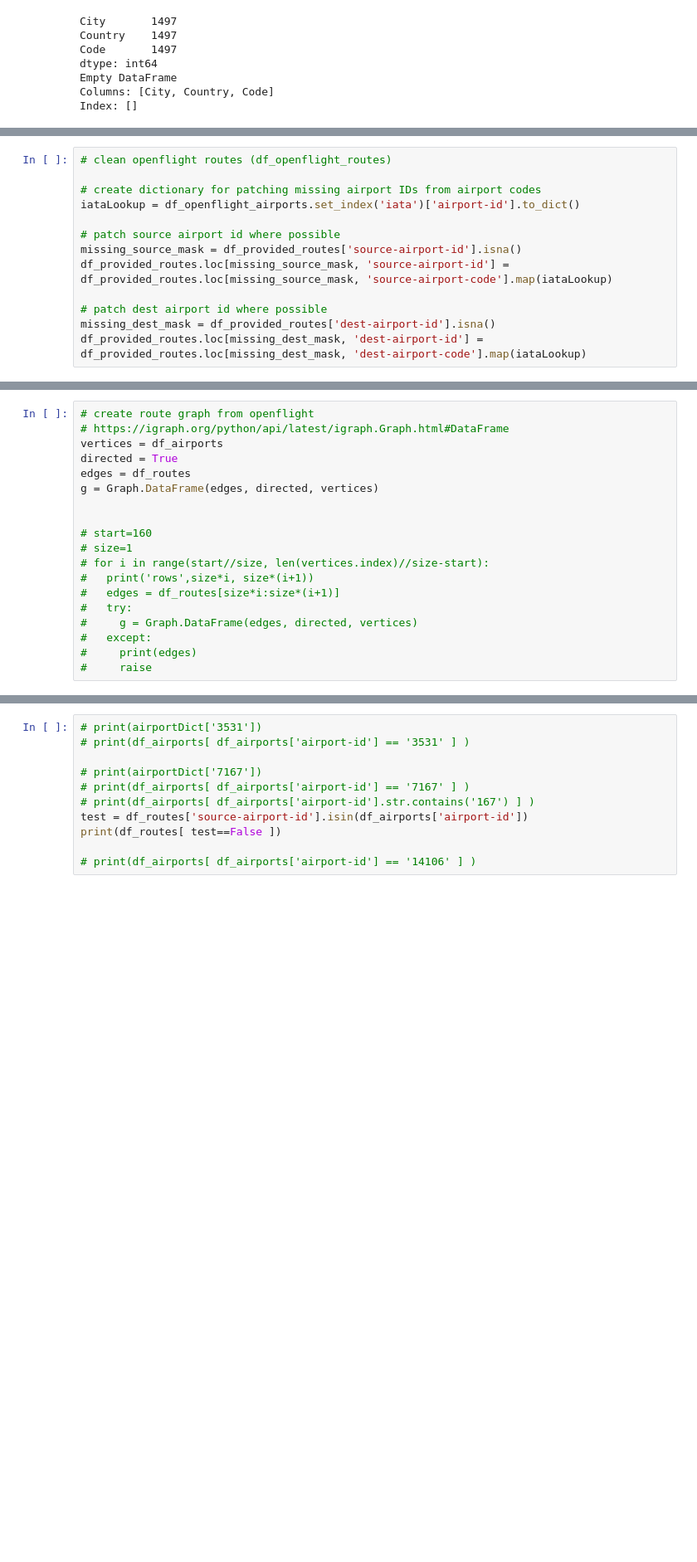
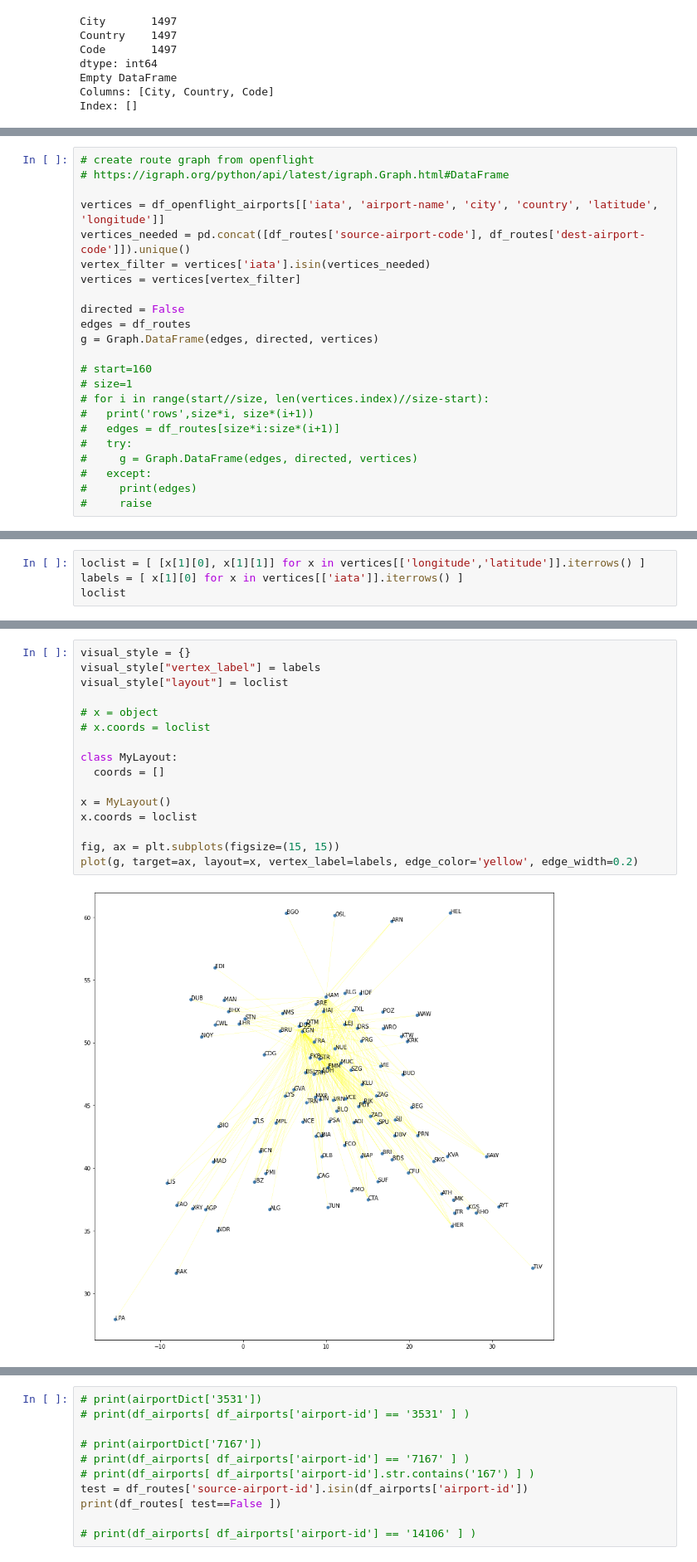
Before and after one commit to stevecoffee/dasc5300, a Jupyter notebook: Project2/DASC_5300_Project_2.ipynb, the cells around one changed output, grey strips where cells are left out. Shown at 83% size. Cells and saved outputs as stored; diff of their text form; blank space fills up the shorter version.

Commit message:
First draft of plotting the graph

```diff
--- a/Project2/DASC_5300_Project_2.ipynb
+++ b/Project2/DASC_5300_Project_2.ipynb
@@ -238,13 +199,0 @@ ZRH                 1678.0            CGN               344.0           0     32
-# %%
-# clean openflight routes (df_openflight_routes)
-
-# create dictionary for patching missing airport IDs from airport codes
-iataLookup = df_openflight_airports.set_index('iata')['airport-id'].to_dict()
-
-# patch source airport id where possible
-missing_source_mask = df_provided_routes['source-airport-id'].isna()
-df_provided_routes.loc[missing_source_mask, 'source-airport-id'] = df_provided_routes.loc[missing_source_mask, 'source-airport-code'].map(iataLookup)
-
-# patch dest airport id where possible
-missing_dest_mask = df_provided_routes['dest-airport-id'].isna()
-df_provided_routes.loc[missing_dest_mask, 'dest-airport-id'] = df_provided_routes.loc[missing_dest_mask, 'dest-airport-code'].map(iataLookup)
@@ -440,11 +318,15 @@ Index: []
 # %%
 # create route graph from openflight
 # https://igraph.org/python/api/latest/igraph.Graph.html#DataFrame
-vertices = df_airports
-directed = True
+
+vertices = df_openflight_airports[['iata', 'airport-name', 'city', 'country', 'latitude', 'longitude']]
+vertices_needed = pd.concat([df_routes['source-airport-code'], df_routes['dest-airport-code']]).unique()
+vertex_filter = vertices['iata'].isin(vertices_needed)
+vertices = vertices[vertex_filter]
+
+directed = False
 edges = df_routes
 g = Graph.DataFrame(edges, directed, vertices)
-
 
 # start=160
 # size=1
@@ -462,0 +365,4 @@ print(g.vcount(), g.ecount())
+# %%
+loclist = [ [x[1][0], x[1][1]] for x in vertices[['longitude','latitude']].iterrows() ]
+labels = [ x[1][0] for x in vertices[['iata']].iterrows() ]
+loclist
@@ -462,0 +392,18 @@ print(g.vcount(), g.ecount())
+# %%
+visual_style = {}
+visual_style["vertex_label"] = labels
+visual_style["layout"] = loclist
+
+# x = object
+# x.coords = loclist
+
+class MyLayout:
+  coords = []
+
+x = MyLayout()
+x.coords = loclist
+
+fig, ax = plt.subplots(figsize=(15, 15))
+plot(g, target=ax, layout=x, vertex_label=labels, edge_color='yellow', edge_width=0.2)
+# %% [output]
+[figure, added]
```
Also changed, not shown: parts of 28 cells of this notebook.
